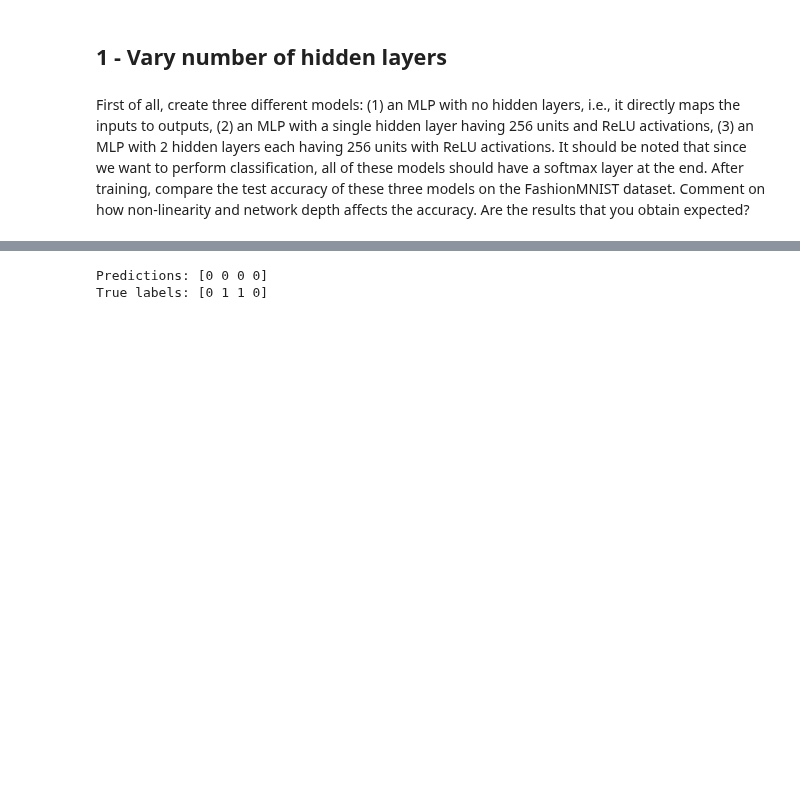
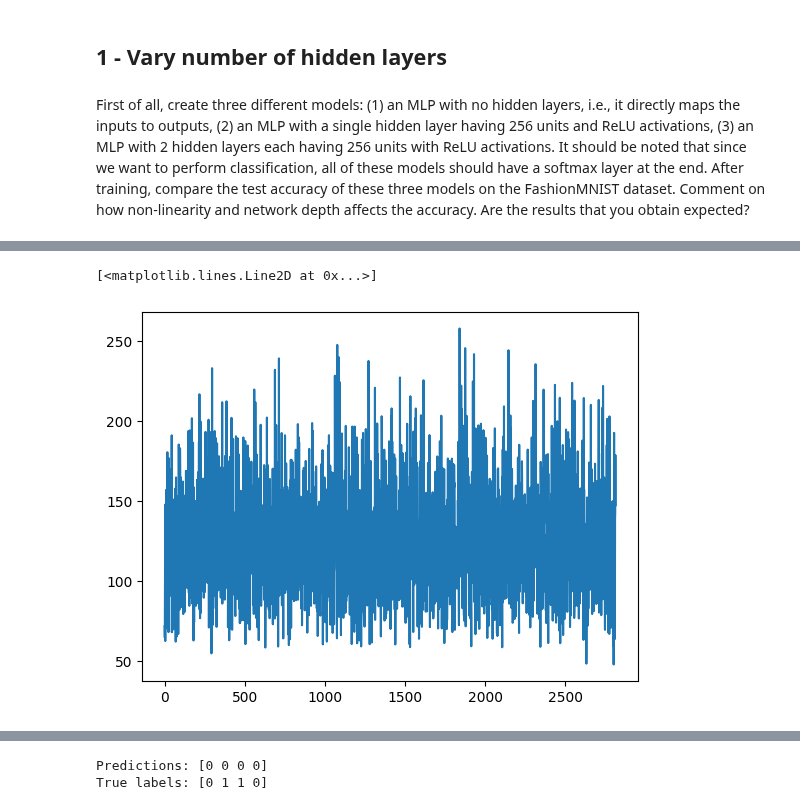
Before and after one commit to audrey352/COMP551, a Jupyter notebook: Assignment3/A3_notebook.ipynb, the cells around one changed output, grey strips where cells are left out. Saved outputs shown, nothing was run; the diff lists cells and outputs as text; code cells hidden in the pictures; blank space fills up the shorter version.

```diff
--- a/Assignment3/A3_notebook.ipynb
+++ b/Assignment3/A3_notebook.ipynb
@@ -351,3 +402,8 @@ for epoch in range(num_epochs):
+# %%
+plt.plot(optimizer.history_loss)
+# %% [output]
+[<matplotlib.lines.Line2D at 0x...>]
+[figure, added]
 # %%
 # Checking test predictions for first batch
 test_images, test_labels = next(iter(test_loader))
```
Also changed, not shown: parts of 11 cells of this notebook.
